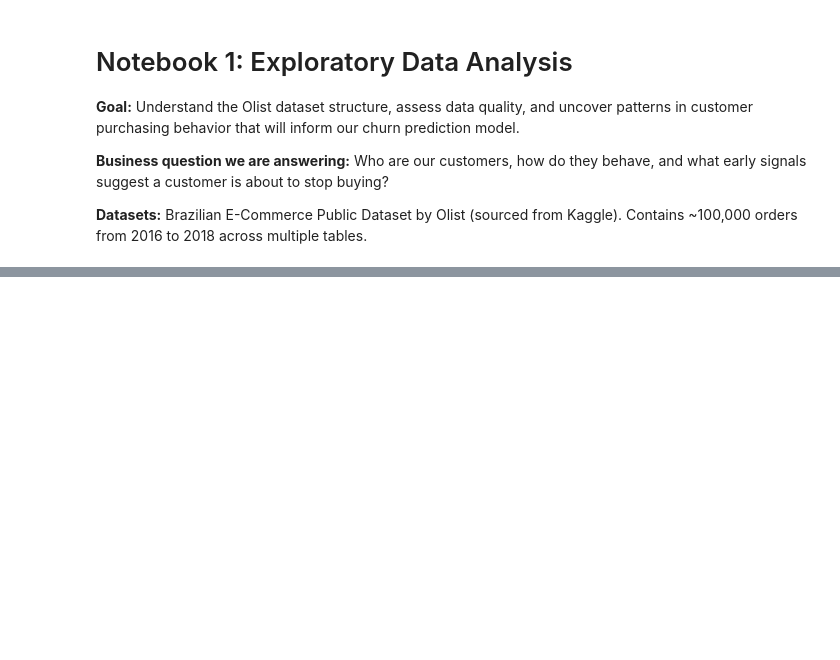
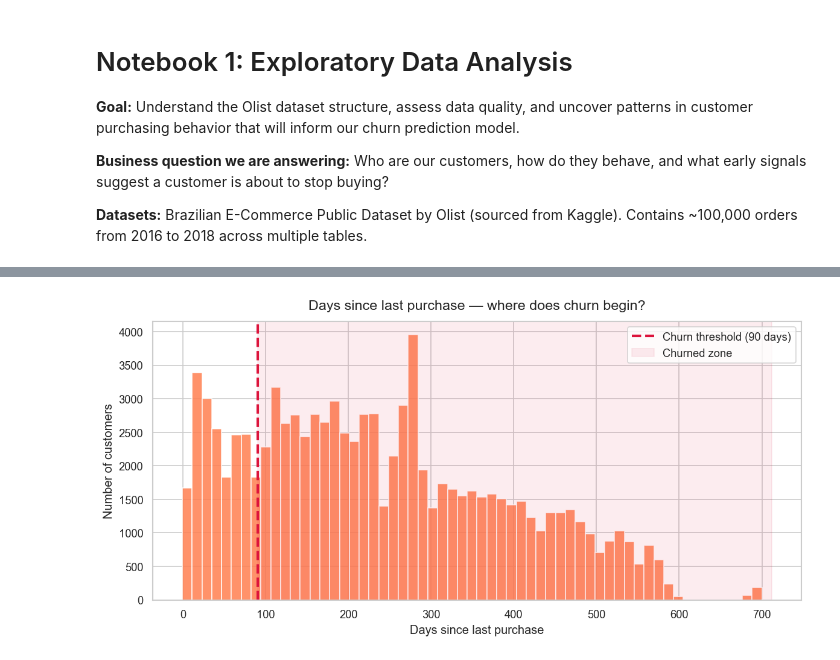
Before and after one commit to projcjdevs/ecom-churn-predictor, a Jupyter notebook: notebooks/01_eda.ipynb, the cells around one changed output, grey strips where cells are left out. Drawn from its saved outputs; the diff is of its cells as text; code cells hidden in the pictures; blank space fills up the shorter version.

```diff
--- a/notebooks/01_eda.ipynb
+++ b/notebooks/01_eda.ipynb
@@ -50,0 +180,15 @@ orders.isnull().sum()
+# %%
+CHURN_DAYS = 90
+
+customer_stats['churned'] = (
+    customer_stats['days_since_last_purchase'] > CHURN_DAYS
+).astype(int)
+
+total    = len(customer_stats)
+churned  = customer_stats['churned'].sum()
+active   = total - churned
+
+print(f"Churn threshold: {CHURN_DAYS} days")
+print(f"Total customers: {total:,}")
+print(f"Churned  (1):    {churned:,}  —  {churned/total:.1%}")
+print(f"Active   (0):    {active:,}  —  {active/total:.1%}")
@@ -50,0 +250,22 @@ orders.isnull().sum()
+# %%
+fig, ax = plt.subplots()
+
+customer_stats['days_since_last_purchase'].hist(
+    bins=60, ax=ax, color='coral', edgecolor='white', alpha=0.85
+)
+
+ax.axvline(x=CHURN_DAYS, color='crimson', linewidth=2.5,
+           linestyle='--', label=f'Churn threshold ({CHURN_DAYS} days)')
+ax.axvspan(CHURN_DAYS, customer_stats['days_since_last_purchase'].max(),
+           alpha=0.08, color='crimson', label='Churned zone')
+
+ax.set_title('Days since last purchase — where does churn begin?', fontsize=14, pad=12)
+ax.set_xlabel('Days since last purchase', fontsize=12)
+ax.set_ylabel('Number of customers', fontsize=12)
+ax.legend(fontsize=11)
+
+plt.tight_layout()
+plt.savefig('../reports/figures/02_days_since_purchase.png', dpi=150, bbox_inches='tight')
+plt.show()
+# %% [output]
+[figure, added]
```
Also changed, not shown: parts of 18 cells of this notebook, 4 other files.
